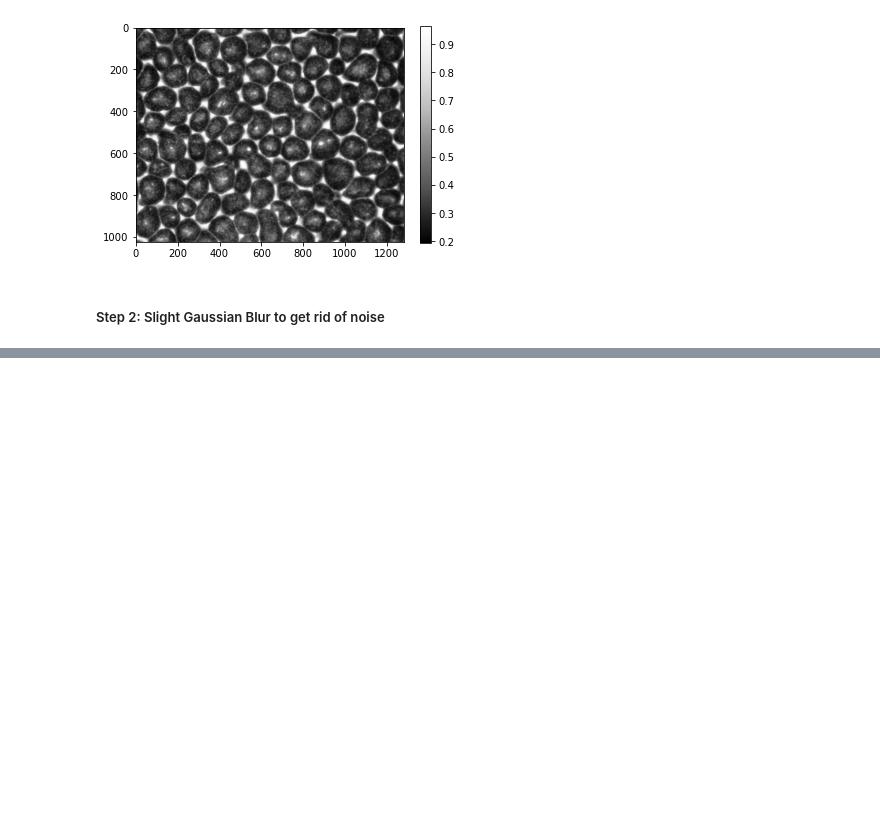
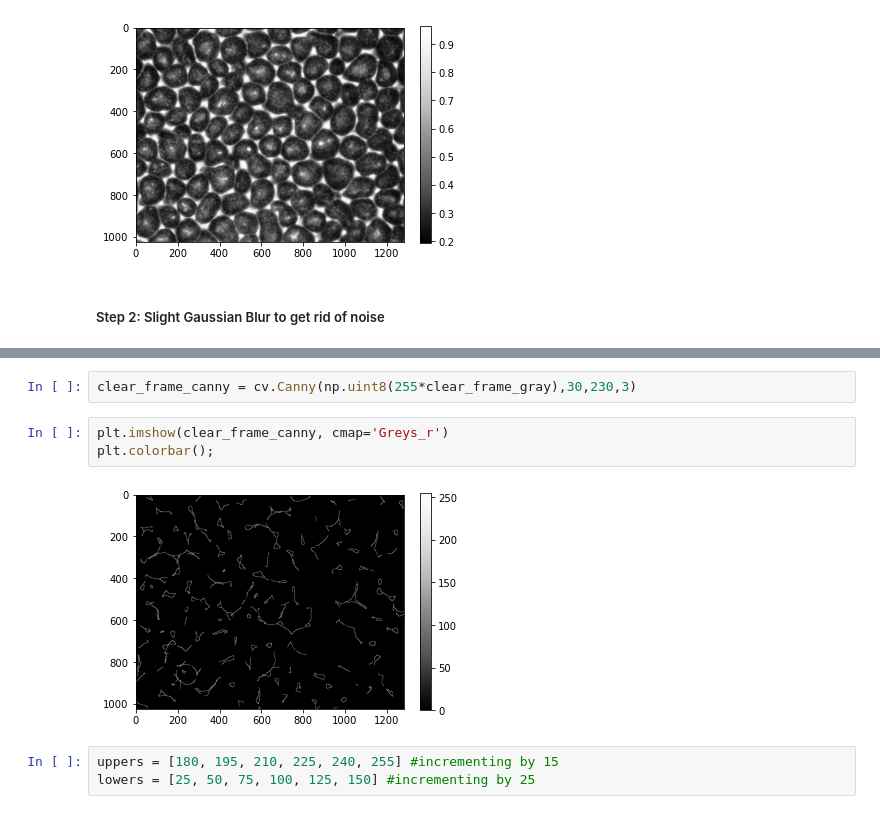
Before and after one commit to johnmays/convection-cell-research, a Jupyter notebook: image_processing/canny_edge.ipynb, the cells around one changed output, grey strips where cells are left out. Cells and saved outputs as stored; diff of their text form; blank space fills up the shorter version.

```diff
--- a/image_processing/canny_edge.ipynb
+++ b/image_processing/canny_edge.ipynb
@@ -39,0 +55,10 @@ plt.colorbar();
+# %%
+clear_frame_canny = cv.Canny(np.uint8(255*clear_frame_gray),30,230,3)
+# %%
+plt.imshow(clear_frame_canny, cmap='Greys_r')
+plt.colorbar();
+# %% [output]
+[figure, added]
+# %%
+uppers = [180, 195, 210, 225, 240, 255] #incrementing by 15
+lowers = [25, 50, 75, 100, 125, 150] #incrementing by 25
```
Also changed, not shown: parts of 12 cells of this notebook.
